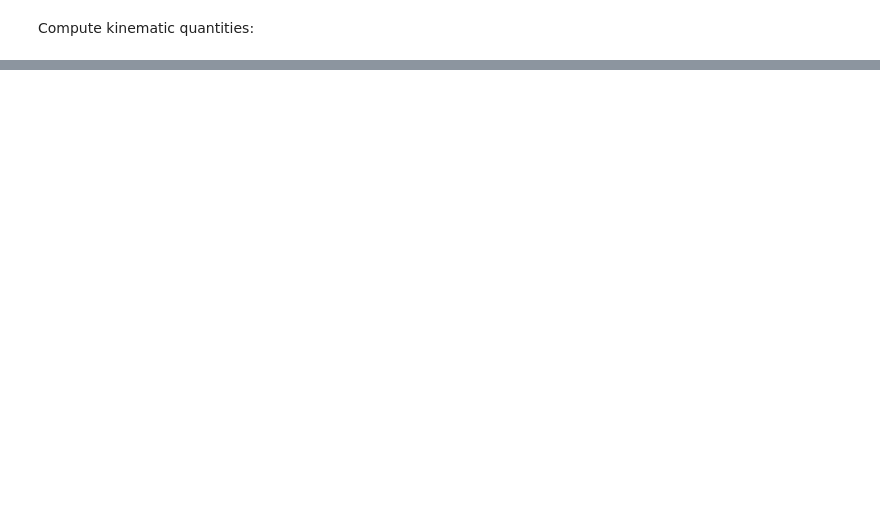
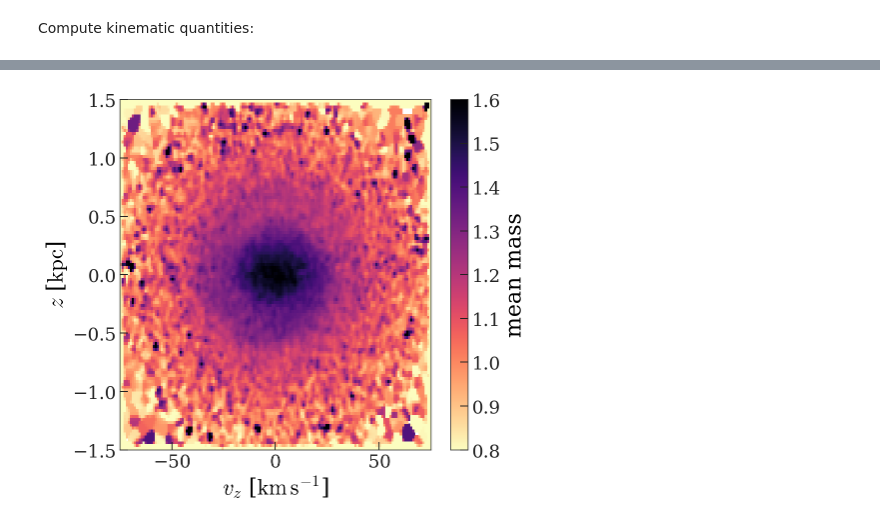
Before and after one commit to adrn/SnailTime, a Jupyter notebook: notebooks/Phase-spiral-asteroseismology.ipynb, the cells around one changed output, grey strips where cells are left out. Drawn from its saved outputs; the diff is of its cells as text; code cells hidden in the pictures; blank space fills up the shorter version.

```diff
--- a/notebooks/Phase-spiral-asteroseismology.ipynb
+++ b/notebooks/Phase-spiral-asteroseismology.ipynb
@@ -40,6 +41,6 @@ len(joined)
 # %%
 edr3_actions = at.Table.read(
-    pathlib.Path('~/data/GaiaEDR3/edr3-rv-good-plx-result-actions.fits').expanduser())
+    pathlib.Path('~/data/Gaia/EDR3/edr3-rv-good-plx-result-actions.fits').expanduser())
 joined = at.join(joined, edr3_actions,
                  keys='source_id', join_type='left')
 len(joined)
@@ -53,8 +58,7 @@ g = GaiaData(joined)
 mask = (
     np.isfinite(g.dr2_radial_velocity) &
     (g.massflag == 1) &
-    (g.mass < 20*u.Msun) &
-    (g.parallax_over_error > 5)
+    (g.mass < 20*u.Msun)
 )
 g = g[mask]
 c = g.get_skycoord(radial_velocity=g.dr2_radial_velocity)
@@ -99,3 +112,35 @@ plt.vlines(np.ravel(mass_bins),
+# %%
+Lz_mask = np.abs(Lz_solar - 1.) < 0.15
+
+fig, ax = plt.subplots(figsize=(7, 6))
+
+stat = binned_statistic_2d(
+    galcen.v_z.to_value(u.km/u.s)[Lz_mask],
+    galcen.z.to_value(u.kpc)[Lz_mask],
+    g.mass.value[Lz_mask],
+    statistic=np.mean,
+    bins=vz_z_bins
+)
+H = stat.statistic.T
+
+kernel = Gaussian2DKernel(x_stddev=0.8)
+H = convolve(H, kernel)
+
+cs = ax.pcolormesh(
+    stat.x_edge, stat.y_edge,
+    H,
+    vmin=0.8, vmax=1.6,
+    cmap='magma_r')
+
+cb = fig.colorbar(cs)
+cb.set_label('mean mass')
+
+ax.set_xlabel(f'$v_z$ [{u.km/u.s:latex_inline}]')
+ax.set_ylabel(f'$z$ [{u.kpc:latex_inline}]')
+
+fig.tight_layout()
+# %% [output]
+[figure, added]
 # %%
 Lz_sun = 240*u.km/u.s * 8.1*u.kpc
 Lz_solar = -Lz.to_value(Lz_sun)
```
Also changed, not shown: parts of 22 cells of this notebook, 1 other file.
